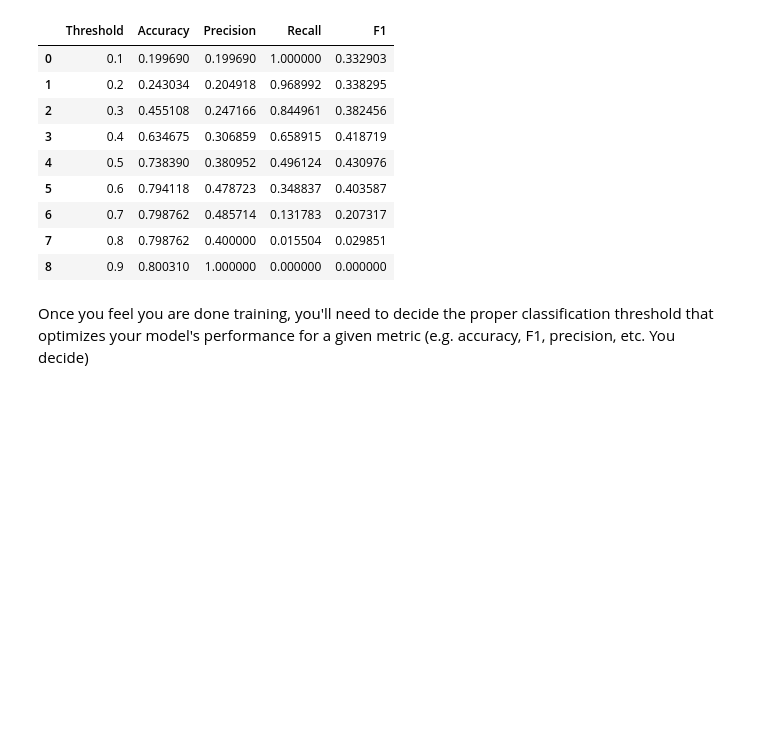
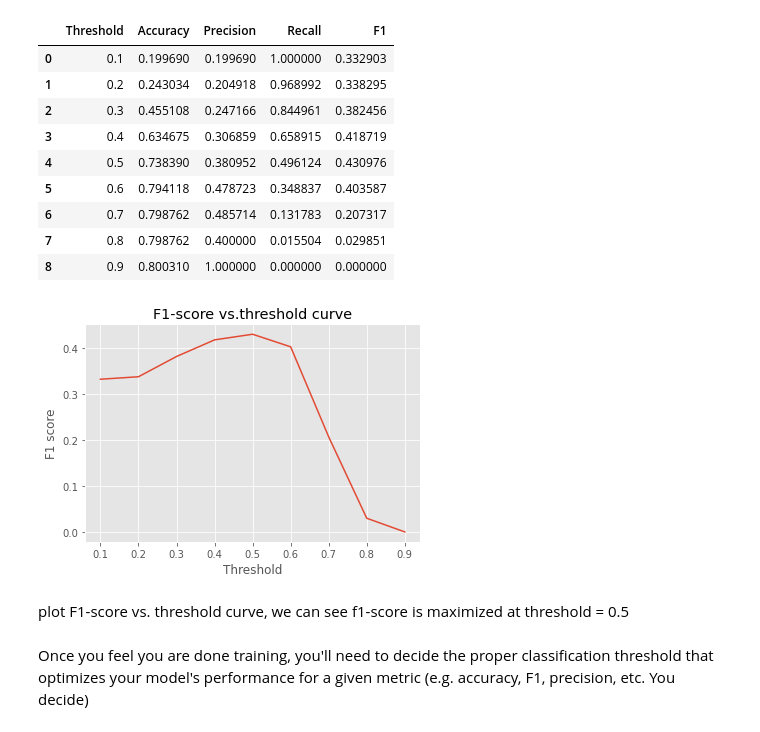
Before and after one commit to here0009/AIHCND_C2_Starter, a Jupyter notebook: Build and train model.ipynb, the cells around one changed output. Cells and saved outputs as stored; diff of their text form; code cells hidden in the pictures; blank space fills up the shorter version.

```diff
--- a/Build and train model.ipynb
+++ b/Build and train model.ipynb
@@ -434,14 +432,24 @@ len(test_data)
 ##### After training for some time, look at the performance of your model by plotting some performance statistics:
 
 Note, these figures will come in handy for your FDA documentation later in the project
+# %%
+def load_model(model_path, weight_path):
+    # todo
+    with open(model_path, 'r') as json_file:
+        model_json = json_file.read()
+        model = tf.keras.models.model_from_json(model_json)
+        model.load_weights(weight_path)
+    return model
 # %%
 ## After training, make some predictions to assess your model's overall performance
 ## Note that detecting pneumonia is hard even for trained expert radiologists,
 ## so there is no need to make the model perfect.
 # generate the test_data
 test_gen = make_data_gen(val_idg , test_data, None, 'path', target_col, len(test_data))
-my_model.load_weights(weight_path)
+# my_model.load_weights(weight_path)
 # my_model = load_model('my_model.h5')  #load model from saved file
+model_path = 'my_model.json'
+my_model = load_model(model_path, weight_path)
 testX, testY = test_gen.next()
 test_batch_size = 50
 pred_Y = my_model.predict(testX, batch_size = test_batch_size, verbose = True)
@@ -581,6 +595,24 @@ model_evaluation_tabel
 | 6 | 0.7 | 0.798762 | 0.485714 | 0.131783 | 0.207317 |
 | 7 | 0.8 | 0.798762 | 0.400000 | 0.015504 | 0.029851 |
 | 8 | 0.9 | 0.800310 | 1.000000 | 0.000000 | 0.000000 |
+# %%
+def plot_f1_threshold(threshold, f1):
+    """
+    plot f1 threshold curve
+    """
+    plt.style.use("ggplot")
+    plt.plot(threshold, f1)
+    plt.xlabel('Threshold')
+    plt.ylabel('F1 score')
+    plt.title('F1-score vs.threshold curve')
+    plt.show()
+    return
+# %%
+plot_f1_threshold(model_evaluation_tabel['Threshold'], model_evaluation_tabel['F1'])
+# %% [output]
+[figure, added]
+# %% [markdown]
+plot F1-score vs. threshold curve, we can see f1-score is maximized at threshold = 0.5
 # %% [markdown]
 Once you feel you are done training, you'll need to decide the proper classification threshold that optimizes your model's performance for a given metric (e.g. accuracy, F1, precision, etc.  You decide)
 # %% [markdown]
```
Also changed, not shown: parts of 4 cells of this notebook, 2 other files.
